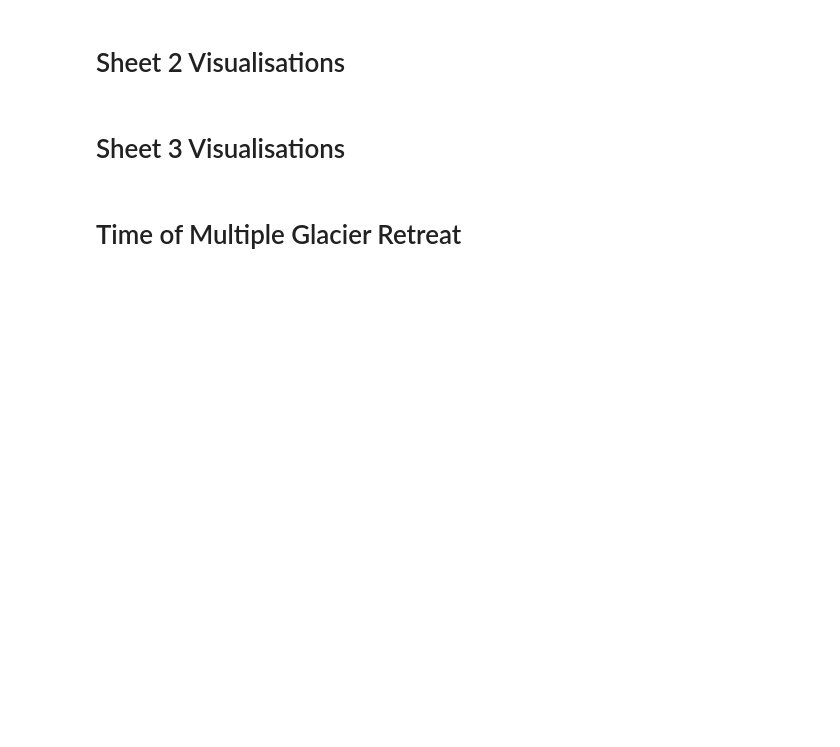
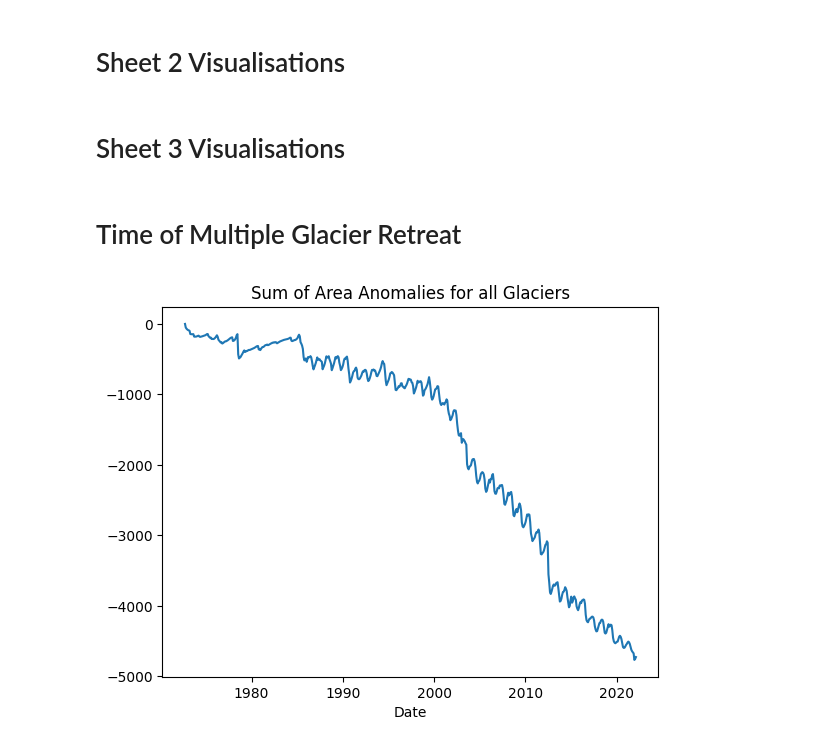
Before and after one commit to joelbarron06/ESDA2_Project, a Jupyter notebook: project_code.ipynb, the cells around one changed output. Drawn from its saved outputs; the diff is of its cells as text; code cells hidden in the pictures; blank space fills up the shorter version.

Commit message:
made glacier retreat graphs

```diff
--- a/project_code.ipynb
+++ b/project_code.ipynb
@@ -516,3 +516,16 @@ plt.show()
 # Sheet 3 Visualisations
 # %% [markdown]
 # Time of Multiple Glacier Retreat
+# %%
+# Area Anomaly
+# calculate area anomaly
+delta_df = glacier_timeseries - glacier_timeseries.iloc[0]
+
+plt.plot(delta_df.index, delta_df.sum(axis=1))
+plt.title('Sum of Area Anomalies for all Glaciers')
+plt.xlabel('Date')
+plt.show()
+
+# look at rate of change from here to see drop?
+# %% [output]
+[figure, added]
```
Also changed, not shown: parts of 1 cell of this notebook.
